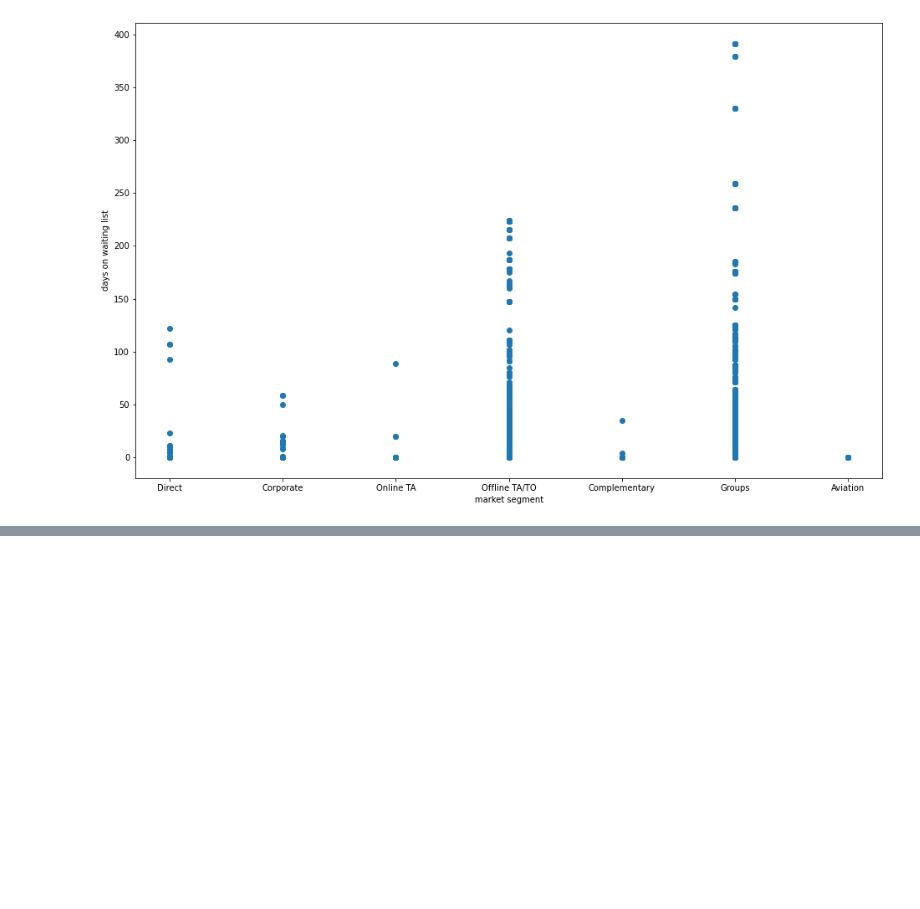
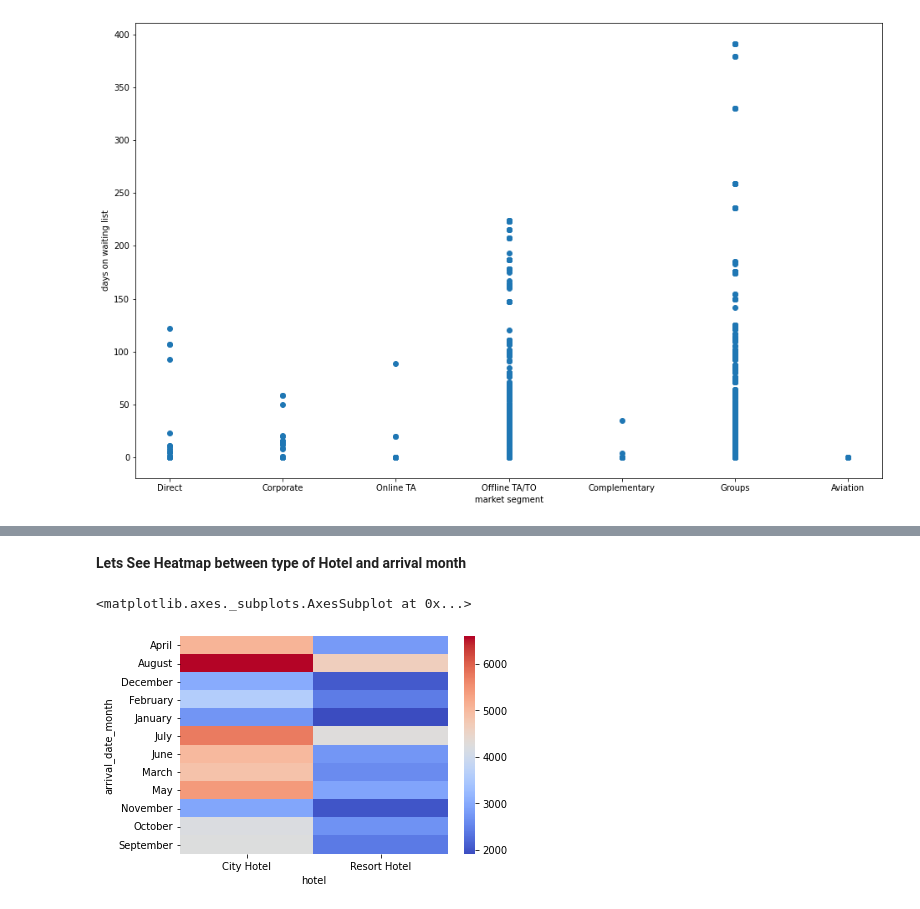
Before and after one commit to kishorpatil03/Hotel-Booking-Analysis, a Jupyter notebook: Hotel_Booking_Analysis_Capstone_Project.ipynb, the cells around one changed output, grey strips where cells are left out. Drawn from its saved outputs; the diff is of its cells as text; code cells hidden in the pictures; blank space fills up the shorter version.

```diff
--- a/Hotel_Booking_Analysis_Capstone_Project.ipynb
+++ b/Hotel_Booking_Analysis_Capstone_Project.ipynb
@@ -277,0 +324,7 @@ plt.show()
+# %% [markdown]
+**Lets See Heatmap between type of Hotel and arrival month**
+# %%
+sns.heatmap(pd.crosstab(df.arrival_date_month,df.hotel),cmap='coolwarm')
+# %% [output]
+<matplotlib.axes._subplots.AxesSubplot at 0x...>
+[figure, added]
```
Also changed, not shown: parts of 5 cells of this notebook.
